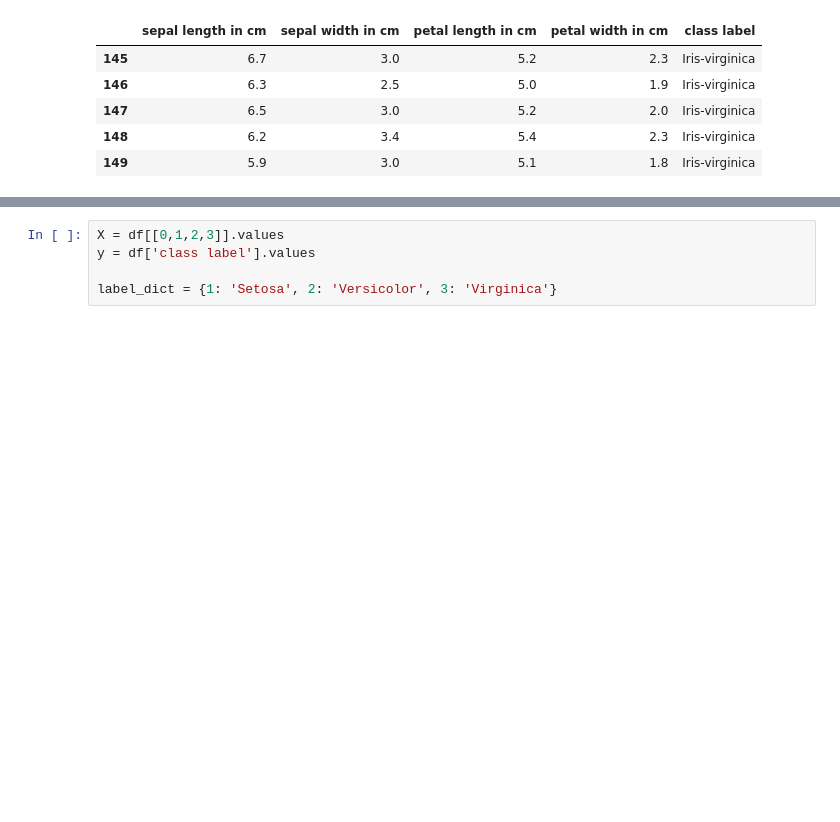
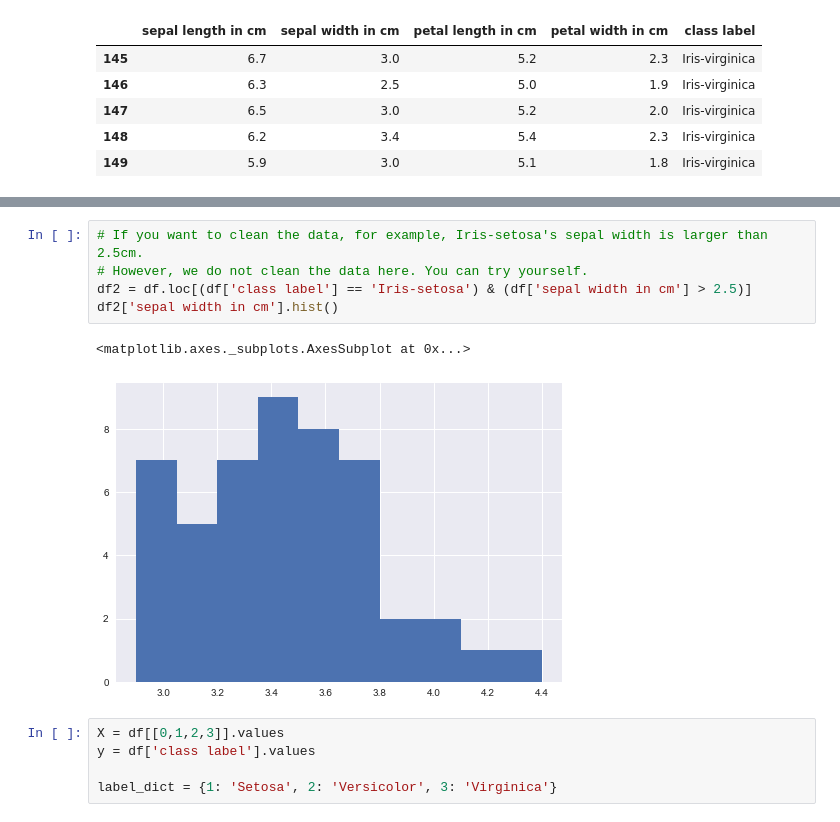
Before and after one commit to hsiaom26/DSFTA, a Jupyter notebook: Alg-LDA.ipynb, the cells around one changed output, grey strips where cells are left out. Cells and saved outputs as stored; diff of their text form; blank space fills up the shorter version.

```diff
--- a/Alg-LDA.ipynb
+++ b/Alg-LDA.ipynb
@@ -37,3 +77,11 @@ df.tail()
+# %%
+# If you want to clean the data, for example, Iris-setosa's sepal width is larger than 2.5cm.
+# However, we do not clean the data here. You can try yourself.
+df2 = df.loc[(df['class label'] == 'Iris-setosa') & (df['sepal width in cm'] > 2.5)]
+df2['sepal width in cm'].hist()
+# %% [output]
+<matplotlib.axes._subplots.AxesSubplot at 0x...>
+[figure, added]
 # %%
 X = df[[0,1,2,3]].values
 y = df['class label'].values
```
Also changed, not shown: parts of 8 cells of this notebook, 1 other file.
